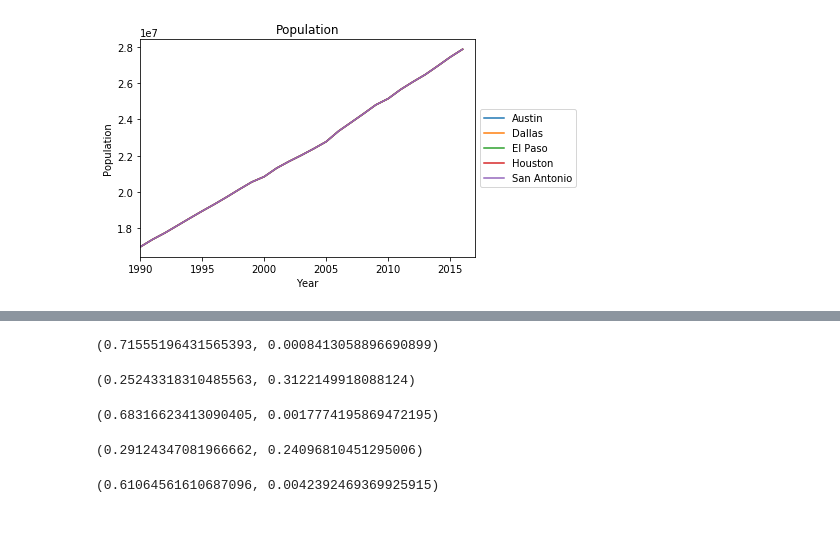
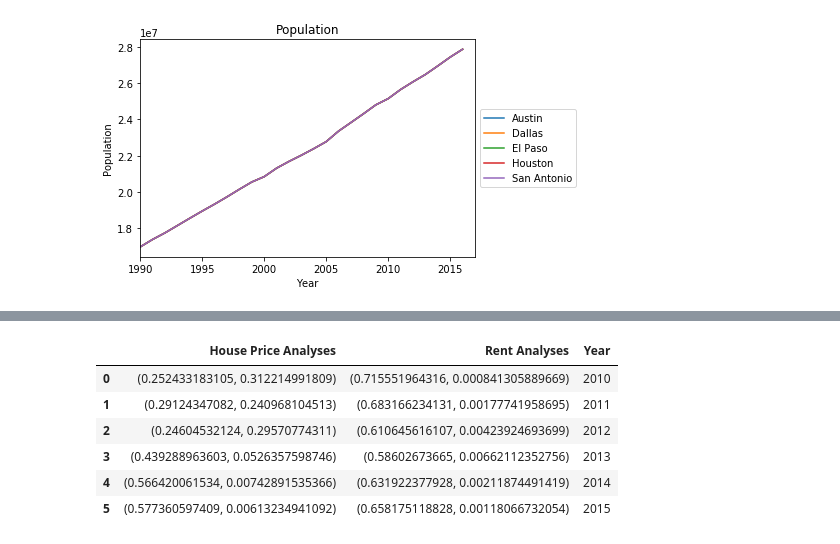
Before and after one commit to mikebarajas/Zillow_Data_Analysis, a Jupyter notebook: Texas Zillow Data Analysis.ipynb, the cells around one changed output, grey strips where cells are left out. Drawn from its saved outputs; the diff is of its cells as text; code cells hidden in the pictures.

Commit message:
Added statistics data frame

```diff
--- a/Texas Zillow Data Analysis.ipynb
+++ b/Texas Zillow Data Analysis.ipynb
@@ -323,49 +316,37 @@ for year in years:
 [figure]
 # %%
 # Make Data Frames of Data by Year of Years of Interest with the Zillow Data
-Y2010 =yearly_data.loc[2010]
-Y2010 = Y2010.dropna()
-Y2011 =yearly_data.loc[2011]
-Y2011 = Y2011.dropna()
-Y2012 =yearly_data.loc[2012]
-Y2012 = Y2012.dropna()
-Y2013 =yearly_data.loc[2013]
-Y2013 = Y2013.dropna()
-Y2014 =yearly_data.loc[2014]
-Y2014 = Y2014.dropna()
-Y2015 =yearly_data.loc[2015]
-Y2015 = Y2015.dropna()
+Y2010 =yearly_data.loc[2010].dropna()
+Y2011 =yearly_data.loc[2011].dropna()
+Y2012 =yearly_data.loc[2012].dropna()
+Y2013 =yearly_data.loc[2013].dropna()
+Y2014 =yearly_data.loc[2014].dropna()
+Y2015 =yearly_data.loc[2015].dropna()
 # %%
-# Run Analyses
+# Run Analyses and Creat Data Frame
 rent_10 = stats.pearsonr(Y2010['Income'], Y2010['Rent'])
 price_10 = stats.pearsonr(Y2010['Income'], Y2010['House Price'])
 rent_11 = stats.pearsonr(Y2011['Income'], Y2011['Rent'])
 price_11 = stats.pearsonr(Y2011['Income'], Y2011['House Price'])
 rent_12 = stats.pearsonr(Y2012['Income'], Y2012['Rent'])
 price_12 = stats.pearsonr(Y2012['Income'], Y2012['House Price'])
 rent_13 = stats.pearsonr(Y2013['Income'], Y2013['Rent'])
 price_13 = stats.pearsonr(Y2013['Income'], Y2013['House Price'])
 rent_14 = stats.pearsonr(Y2014['Income'], Y2014['Rent'])
 price_14 = stats.pearsonr(Y2014['Income'], Y2014['House Price'])
 rent_15 = stats.pearsonr(Y2015['Income'], Y2015['Rent'])
 price_15 = stats.pearsonr(Y2015['Income'], Y2015['House Price'])
+
+d = {'Year': [2010,2011,2012,2013,2014,2015],
+     'Rent Analyses': [rent_10, rent_11, rent_12, rent_13, rent_14, rent_15],
+     'House Price Analyses': [price_10, price_11, price_12, price_13, price_14, price_15]}
+pearsonr_df = pd.DataFrame(data=d)
+pearsonr_df
+# %% [output]
+|  | House Price Analyses | Rent Analyses | Year |
+| 0 | (0.252433183105, 0.312214991809) | (0.715551964316, 0.000841305889669) | 2010 |
+| 1 | (0.29124347082, 0.240968104513) | (0.683166234131, 0.00177741958695) | 2011 |
+| 2 | (0.24604532124, 0.29570774311) | (0.610645616107, 0.00423924693699) | 2012 |
+| 3 | (0.439288963603, 0.0526357598746) | (0.58602673665, 0.00662112352756) | 2013 |
+| 4 | (0.566420061534, 0.00742891535366) | (0.631922377928, 0.00211874491419) | 2014 |
+| 5 | (0.577360597409, 0.00613234941092) | (0.658175118828, 0.00118066732054) | 2015 |
-# %%
-rent_10
-# %% [output]
-(0.71555196431565393, 0.0008413058896690899)
-# %%
-price_10
-# %% [output]
-(0.25243318310485563, 0.3122149918088124)
-# %%
-rent_11
-# %% [output]
-(0.68316623413090405, 0.0017774195869472195)
-# %%
-price_11
-# %% [output]
-(0.29124347081966662, 0.24096810451295006)
-# %%
-rent_12
-# %% [output]
-(0.61064561610687096, 0.0042392469369925915)
```
Also changed, not shown: parts of 16 cells of this notebook, 2 other files.
